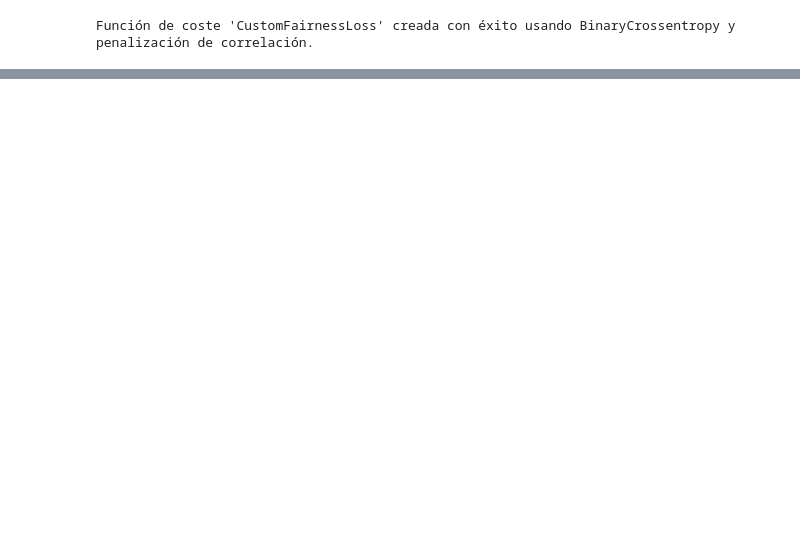
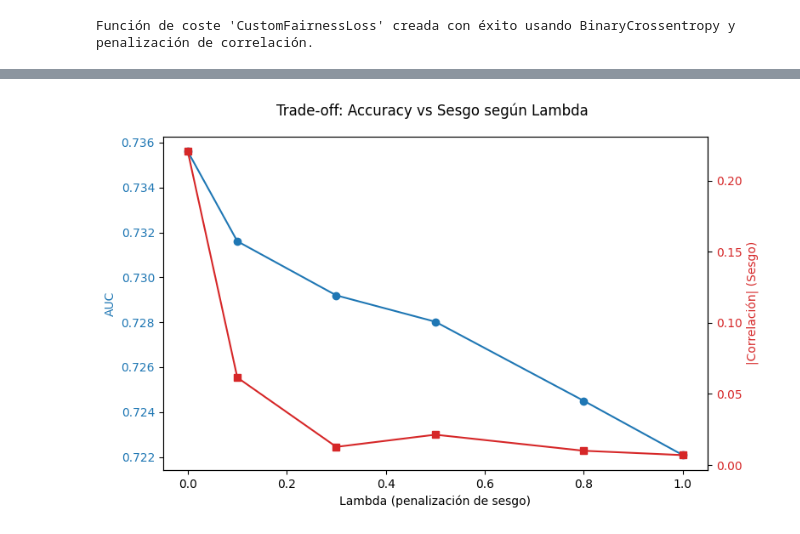
Before and after one commit to Jegusq/TALLER_TL_AML, a Jupyter notebook: Practica_TL_AML.ipynb, the cells around one changed output, grey strips where cells are left out. Cells and saved outputs as stored; diff of their text form; code cells hidden in the pictures; blank space fills up the shorter version.

```diff
--- a/Practica_TL_AML.ipynb
+++ b/Practica_TL_AML.ipynb
@@ -570 +570,89 @@ Correlación (Sesgo)       | -0.2211               | -0.0048
 ==================================================
+# %%
+# ==========================================
+# 4B. ANÁLISIS DE SENSIBILIDAD DE LAMBDA
+# ==========================================
+import matplotlib.pyplot as plt
+import scipy.stats
+import numpy as np
+from tensorflow import keras
+from sklearn.metrics import roc_auc_score
+
+print("--- ANÁLISIS DE SENSIBILIDAD: lambda_correlation ---\n")
+
+sa_lambdas = [0.0, 0.1, 0.3, 0.5, 0.8, 1.0]
+sa_resultados = []  # lista de diccionarios con los resultados
+
+for lam in sa_lambdas:
+    print(f"Entrenando con lambda={lam}...", end=" ")
+
+    sa_loss = CustomFairnessLoss(lambda_correlation=lam)
+
+    sa_model = keras.Sequential([
+        keras.layers.InputLayer(input_shape=(X_train.shape[1],)),
+        CapaRatioEndeudamiento(),
+        keras.layers.Dense(32, activation='relu'),
+        keras.layers.Dropout(0.2),
+        keras.layers.Dense(16, activation='relu'),
+        keras.layers.Dropout(0.2),
+        keras.layers.Dense(1, activation='sigmoid')
+    ])
+
+    sa_model.compile(
+        optimizer=keras.optimizers.Adam(learning_rate=0.0005, clipnorm=1.0),
+        loss=sa_loss,
+        metrics=['accuracy']
+    )
+
+    sa_model.fit(
+        X_train, Y_train_ext,
+        epochs=15,
+        batch_size=64,
+        validation_data=(X_val, Y_val_ext),
+        verbose=0
+    )
+
+    sa_preds = sa_model.predict(X_test, verbose=0).flatten()
+    sa_corr, _ = scipy.stats.pearsonr(sa_preds, S_test)
+
+
+    sa_auc = roc_auc_score(Y_test, sa_preds)
+
+    sa_resultados.append({
+        'lambda': lam,
+        'auc': sa_auc,
+        'correlacion': sa_corr
+    })
+    print(f"AUC={sa_auc:.4f}  Correlación={sa_corr:.4f}")
+
+# Tabla resumen
+print("\n" + "=" * 60)
+print(f"{'Lambda':<10} | {'AUC':<12} | {'Correlación (Sesgo)':<20}")
+print("-" * 60)
+for r in sa_resultados:
+    print(f"{r['auc']:<12.4f} | {r['correlacion']:<20.4f}")
+print("=" * 60)
+
+# Gráfica de doble eje
+sa_fig, sa_ax1 = plt.subplots(figsize=(8, 5))
+
+sa_ax1.set_xlabel('Lambda (penalización de sesgo)')
+sa_ax1.set_ylabel('AUC', color='tab:blue')
+sa_ax1.plot([r['lambda'] for r in sa_resultados],
+            [r['auc'] for r in sa_resultados],
+            'o-', color='tab:blue', label='AUC')
+sa_ax1.tick_params(axis='y', labelcolor='tab:blue')
+
+sa_ax2 = sa_ax1.twinx()
+sa_ax2.set_ylabel('|Correlación| (Sesgo)', color='tab:red')
+sa_ax2.plot([r['lambda'] for r in sa_resultados],
+            [abs(r['correlacion']) for r in sa_resultados],
+            's-', color='tab:red', label='|Correlación|')
+sa_ax2.tick_params(axis='y', labelcolor='tab:red')
+
+sa_fig.suptitle('Trade-off: Accuracy vs Sesgo según Lambda')
+sa_fig.tight_layout()
+plt.show()
+
+print("\nNota: lambda=0.0 equivale a no penalizar el sesgo (solo BCE).")
+# %% [output]
@@ -570,0 +684 @@ Correlación (Sesgo)       | -0.2211               | -0.0048
+[figure, added]
```
Also changed, not shown: parts of 6 cells of this notebook, 24 other files.
